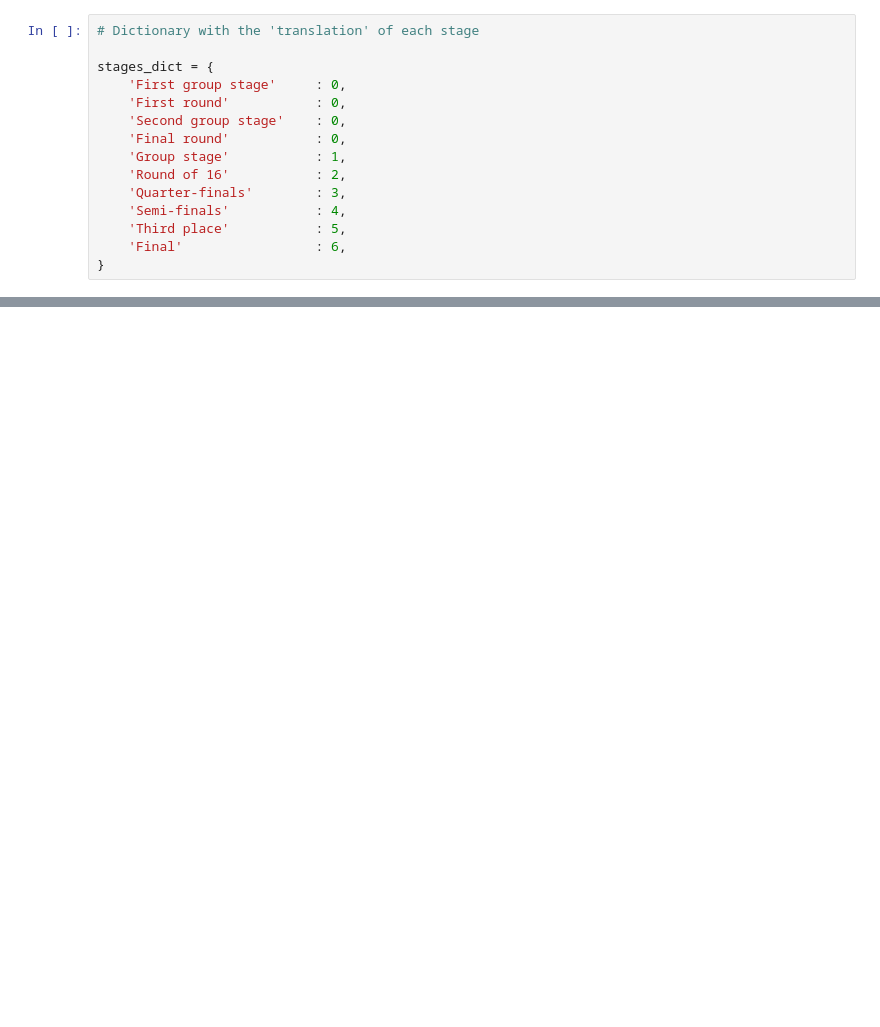
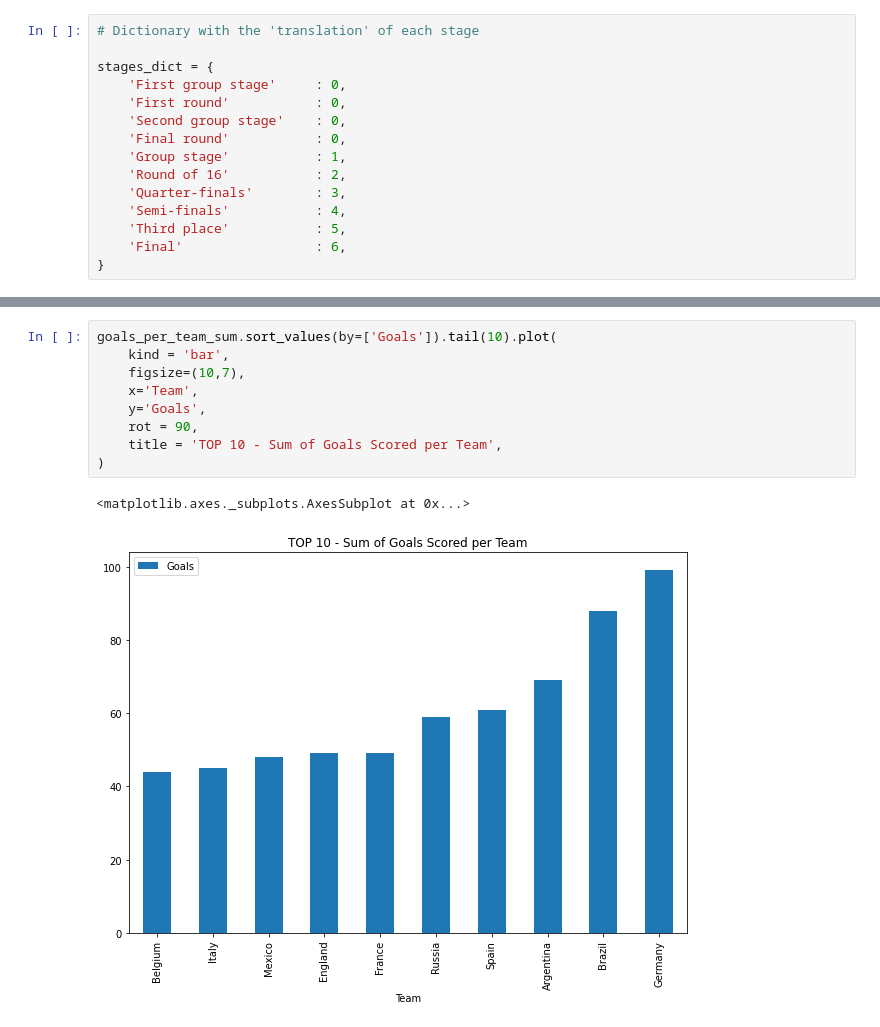
Before and after one commit to gmargonato/Machine_Learning_Projects, a Jupyter notebook: world_cup_2022.ipynb, the cells around one changed output, grey strips where cells are left out. Drawn from its saved outputs; the diff is of its cells as text; blank space fills up the shorter version.

```diff
--- a/world_cup_2022.ipynb
+++ b/world_cup_2022.ipynb
@@ -418,0 +422,12 @@ goals_per_team_sum.head()
+# %%
+goals_per_team_sum.sort_values(by=['Goals']).tail(10).plot(
+    kind = 'bar',
+    figsize=(10,7),
+    x='Team',
+    y='Goals',
+    rot = 90,
+    title = 'TOP 10 - Sum of Goals Scored per Team',
+)
+# %% [output]
+<matplotlib.axes._subplots.AxesSubplot at 0x...>
+[figure, added]
```
Also changed, not shown: parts of 9 cells of this notebook.
